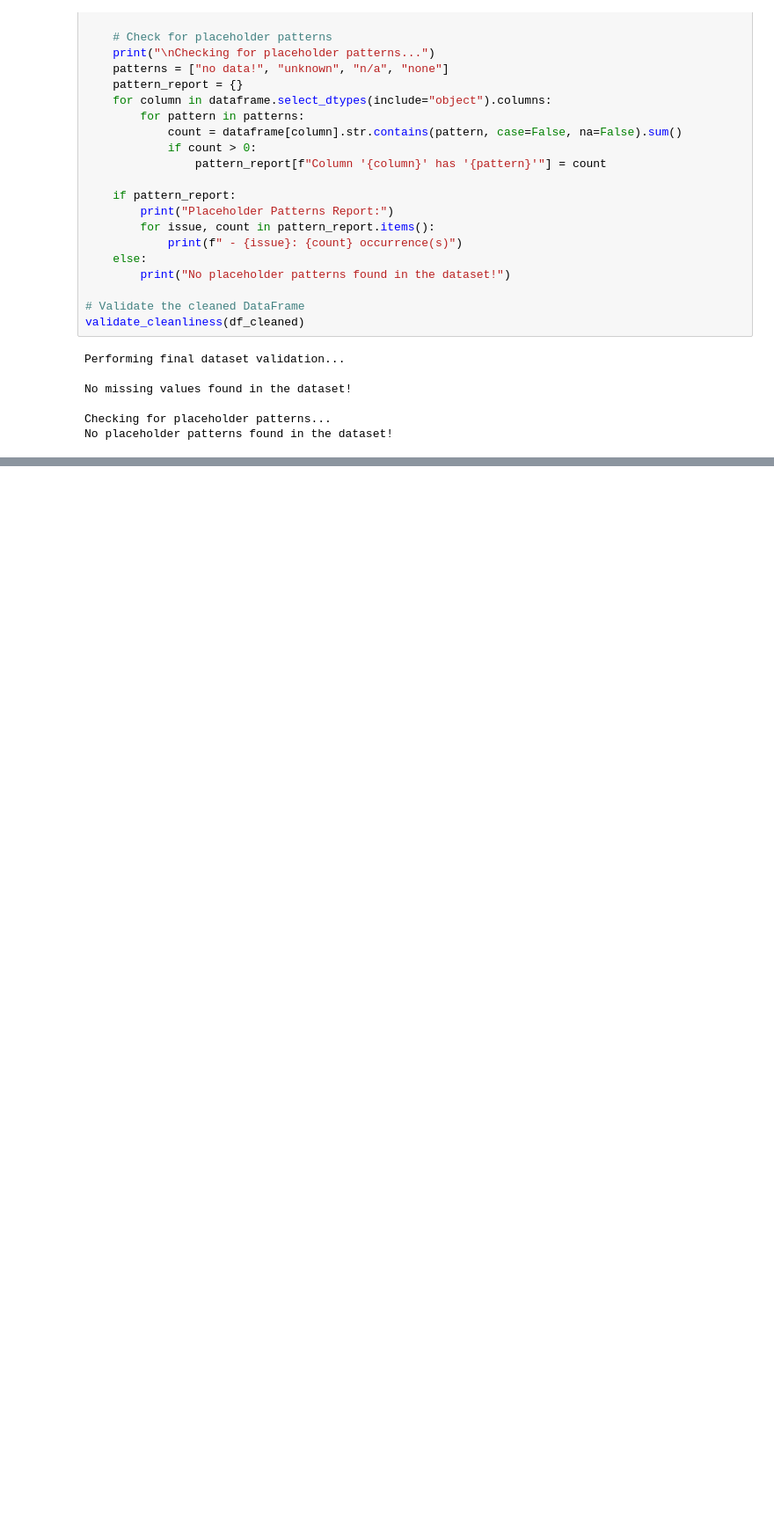
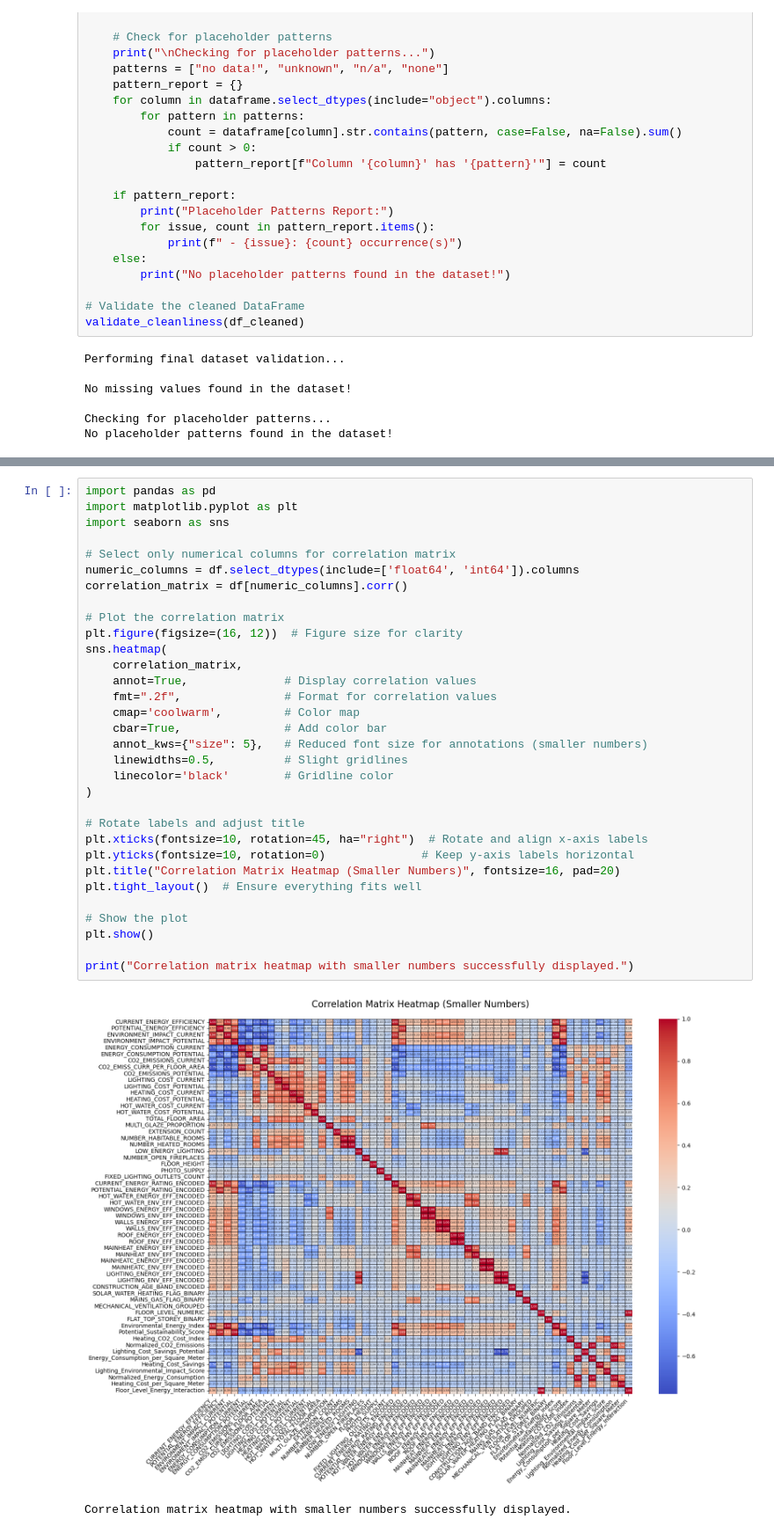
Before and after one commit to cimem37/CO617-Data-Science-CW1, a Jupyter notebook: Data Sciense assignment CO617.ipynb, the cells around one changed output, grey strips where cells are left out. Shown at 88% size. Drawn from its saved outputs; the diff is of its cells as text; blank space fills up the shorter version.

```diff
--- a/Data Sciense assignment CO617.ipynb
+++ b/Data Sciense assignment CO617.ipynb
@@ -5071,0 +5029,35 @@ df.shape
+# %%
+import pandas as pd
+import matplotlib.pyplot as plt
+import seaborn as sns
+
+# Select only numerical columns for correlation matrix
+numeric_columns = df.select_dtypes(include=['float64', 'int64']).columns
+correlation_matrix = df[numeric_columns].corr()
+
+# Plot the correlation matrix
+plt.figure(figsize=(16, 12))  # Figure size for clarity
+sns.heatmap(
+    correlation_matrix,
+    annot=True,              # Display correlation values
+    fmt=".2f",               # Format for correlation values
+    cmap='coolwarm',         # Color map
+    cbar=True,               # Add color bar
+    annot_kws={"size": 5},   # Reduced font size for annotations (smaller numbers)
+    linewidths=0.5,          # Slight gridlines
+    linecolor='black'        # Gridline color
+)
+
+# Rotate labels and adjust title
+plt.xticks(fontsize=10, rotation=45, ha="right")  # Rotate and align x-axis labels
+plt.yticks(fontsize=10, rotation=0)              # Keep y-axis labels horizontal
+plt.title("Correlation Matrix Heatmap (Smaller Numbers)", fontsize=16, pad=20)
+plt.tight_layout()  # Ensure everything fits well
+
+# Show the plot
+plt.show()
+
+print("Correlation matrix heatmap with smaller numbers successfully displayed.")
+# %% [output]
+[figure, added]
+Correlation matrix heatmap with smaller numbers successfully displayed.
```
Also changed, not shown: parts of 19 cells of this notebook.
